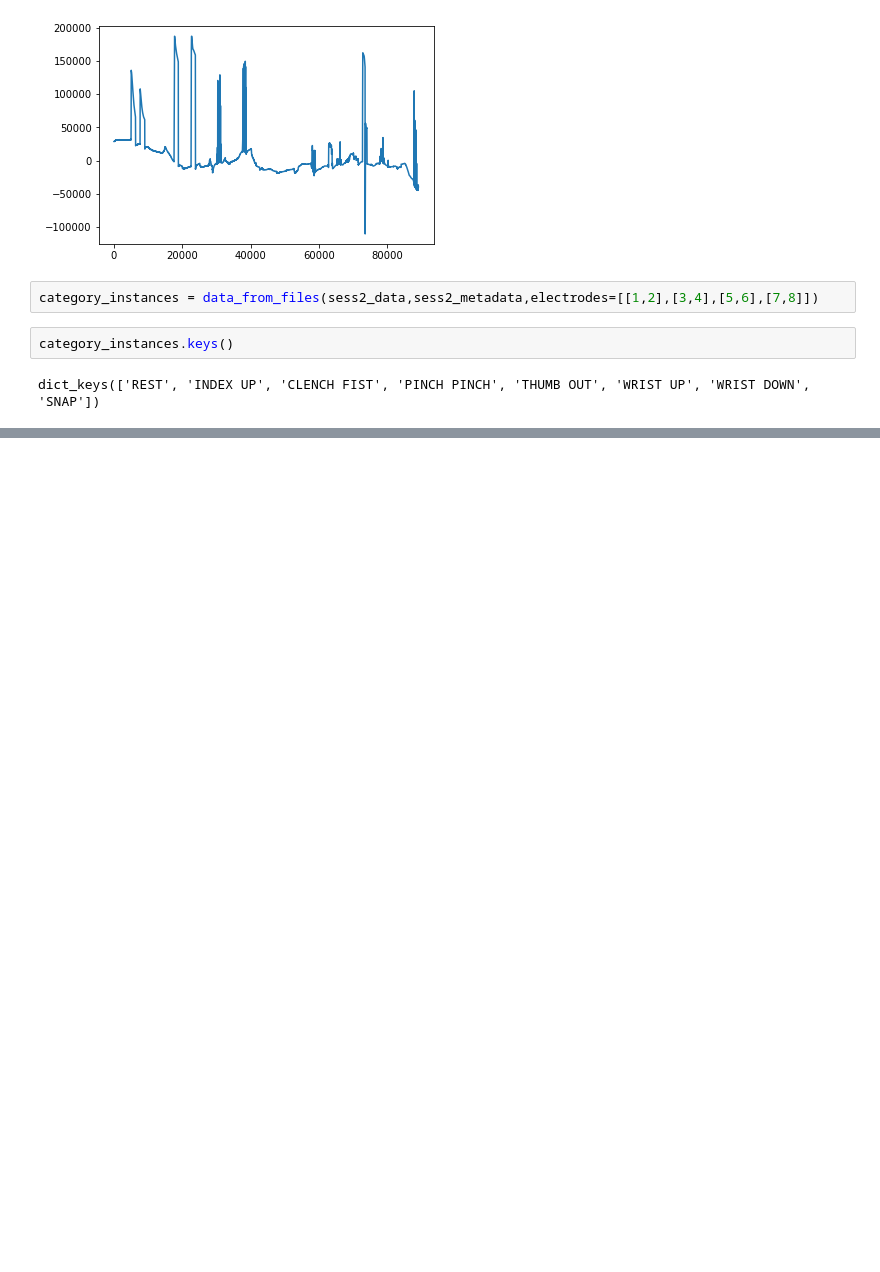
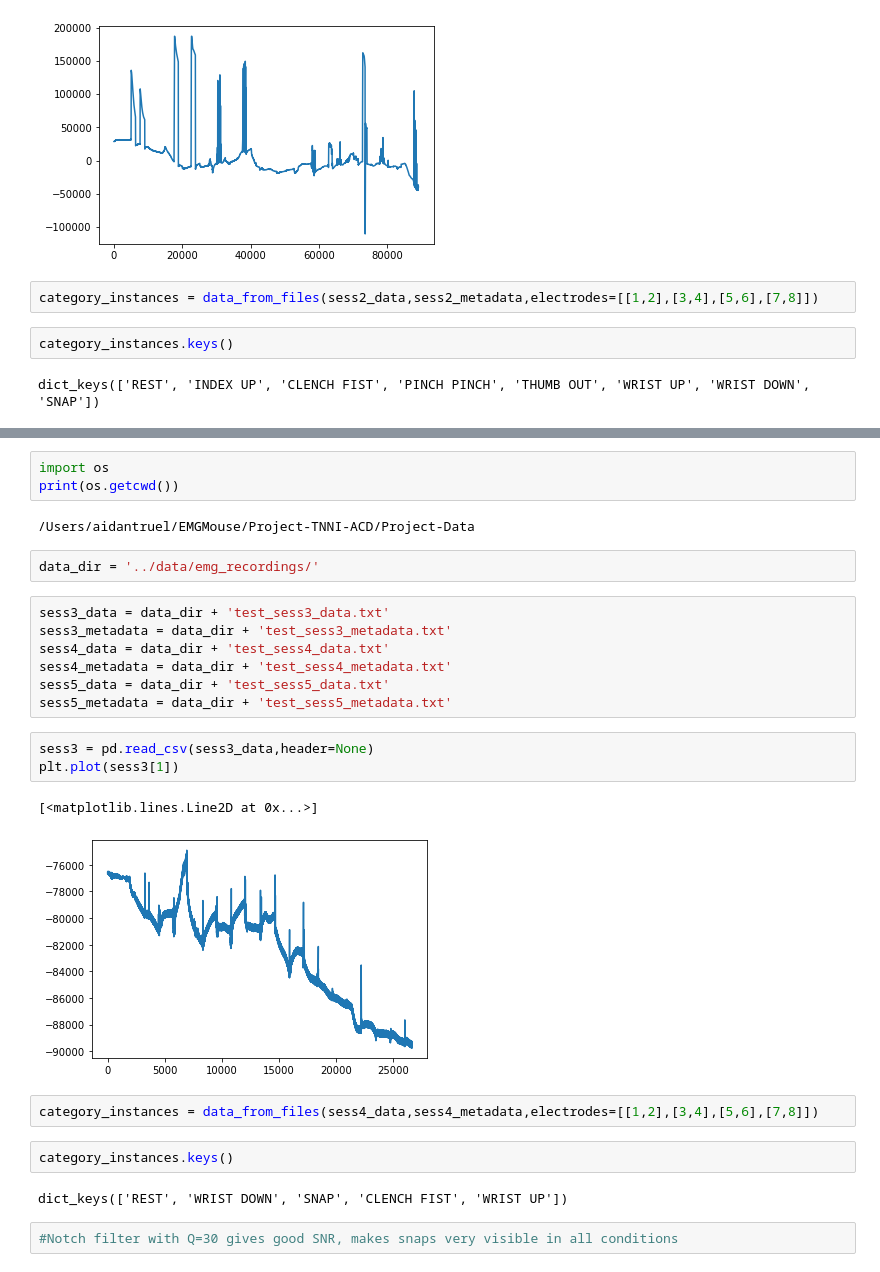
Before and after one commit to NeuroTech-UCSD/aeroMus, a Jupyter notebook: Project-Data/All_Motions.ipynb, the cells around one changed output, grey strips where cells are left out. Drawn from its saved outputs; the diff is of its cells as text; blank space fills up the shorter version.

Commit message:
updated data processing and ran All_Motions exploration to come up with thresholding criterion and appropriate processing steps

```diff
--- a/Project-Data/All_Motions.ipynb
+++ b/Project-Data/All_Motions.ipynb
@@ -87,0 +76,28 @@ for i in range(40):
+# %%
+import os
+print(os.getcwd())
+# %% [output]
+/Users/aidantruel/EMGMouse/Project-TNNI-ACD/Project-Data
+# %%
+data_dir = '../data/emg_recordings/'
+# %%
+sess3_data = data_dir + 'test_sess3_data.txt'
+sess3_metadata = data_dir + 'test_sess3_metadata.txt'
+sess4_data = data_dir + 'test_sess4_data.txt'
+sess4_metadata = data_dir + 'test_sess4_metadata.txt'
+sess5_data = data_dir + 'test_sess5_data.txt'
+sess5_metadata = data_dir + 'test_sess5_metadata.txt'
+# %%
+sess3 = pd.read_csv(sess3_data,header=None)
+plt.plot(sess3[1])
+# %% [output]
+[<matplotlib.lines.Line2D at 0x...>]
+[figure, added]
+# %%
+category_instances = data_from_files(sess4_data,sess4_metadata,electrodes=[[1,2],[3,4],[5,6],[7,8]])
+# %%
+category_instances.keys()
+# %% [output]
+dict_keys(['REST', 'WRIST DOWN', 'SNAP', 'CLENCH FIST', 'WRIST UP'])
+# %%
+#Notch filter with Q=30 gives good SNR, makes snaps very visible in all conditions
```
Also changed, not shown: parts of 2 cells of this notebook, 1 other file.
